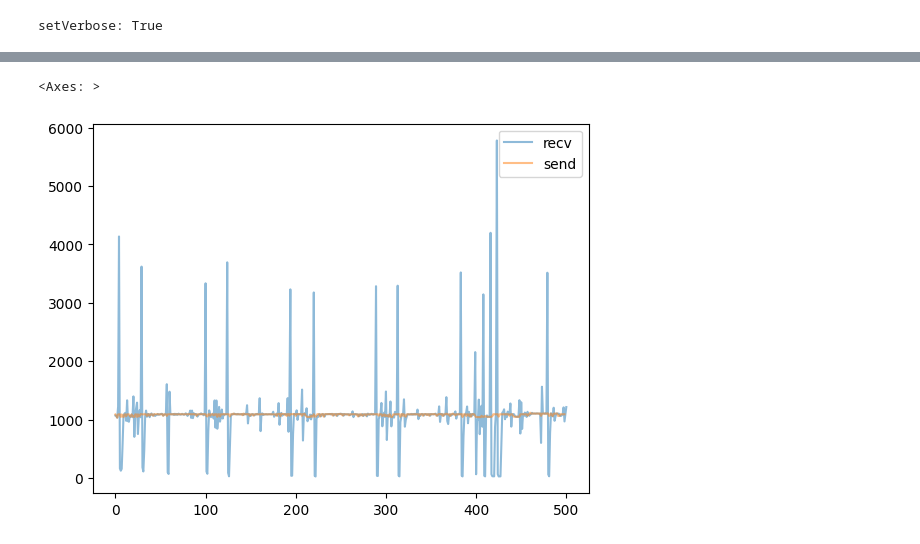
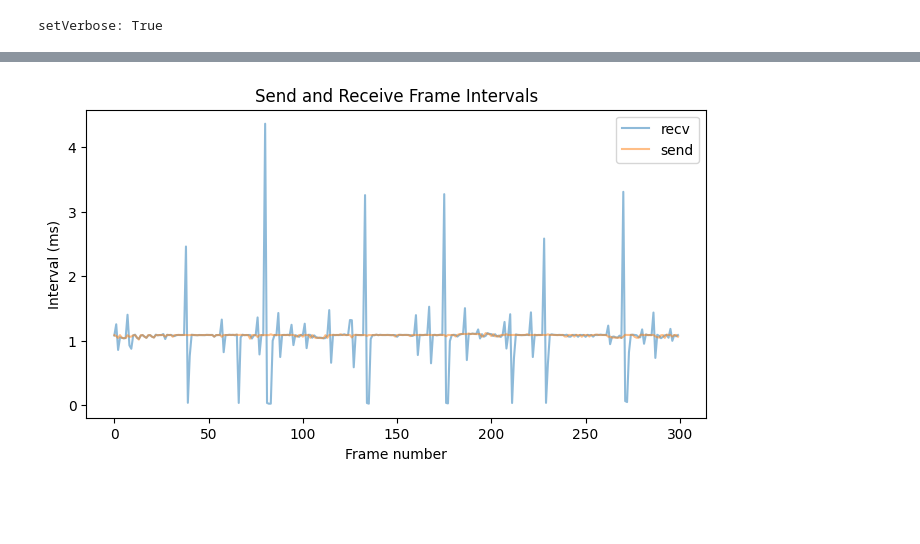
Before and after one commit to FelixDobler/BachelorThesis-WiFi-Sensing-Segmentation, a Jupyter notebook: analysis/send_receive_timings.ipynb, the cells around one changed output, grey strips where cells are left out. Cells and saved outputs as stored; diff of their text form; code cells hidden in the pictures; blank space fills up the shorter version.

```diff
--- a/analysis/send_receive_timings.ipynb
+++ b/analysis/send_receive_timings.ipynb
@@ -44,9 +44,15 @@ Collected 502 frames in 0.540572 seconds. Sample rate: 928.6459528055466 frames
-# %%
-sns.lineplot(data=recvTimingsDiff, alpha=0.5, label='recv')
-sns.lineplot(data=sendTimingsDiff, alpha=0.5, label = 'send')
-# %% [output]
-<Axes: >
-[figure, removed]
+# %%
+# set title
+plt.figure(figsize=(8, 4))
+plt.title(f"Send and Receive Frame Intervals")
+plt.xlabel("Frame number")
+plt.ylabel("Interval (ms)")
+# set ratio
+sns.lineplot(data=np.divide(recvTimingsDiff[:300], 1000), alpha=0.5, label='recv')
+sns.lineplot(data=np.divide(sendTimingsDiff[:300], 1000), alpha=0.5, label = 'send')
+plt.savefig(f'plots/send_recv_intervals_paper.svg', bbox_inches='tight', dpi=600)
+# %% [output]
+[figure, added]
 # %%
 pd.value_counts([s.phyerr for s in recvData.status])
 # %% [output]
```
Also changed, not shown: parts of 5 cells of this notebook, 20 other files.
